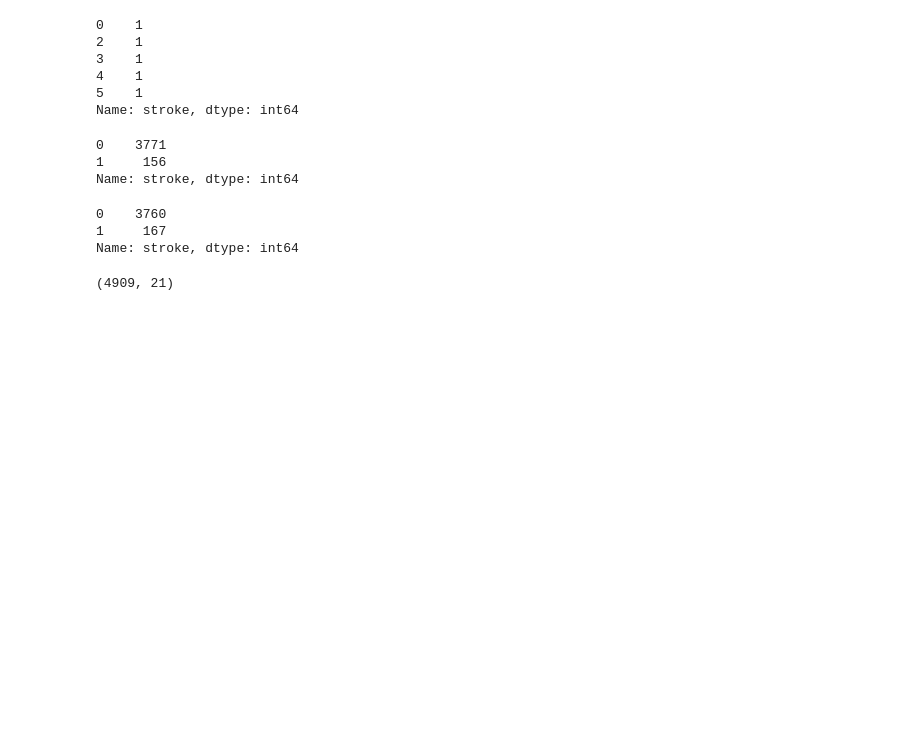
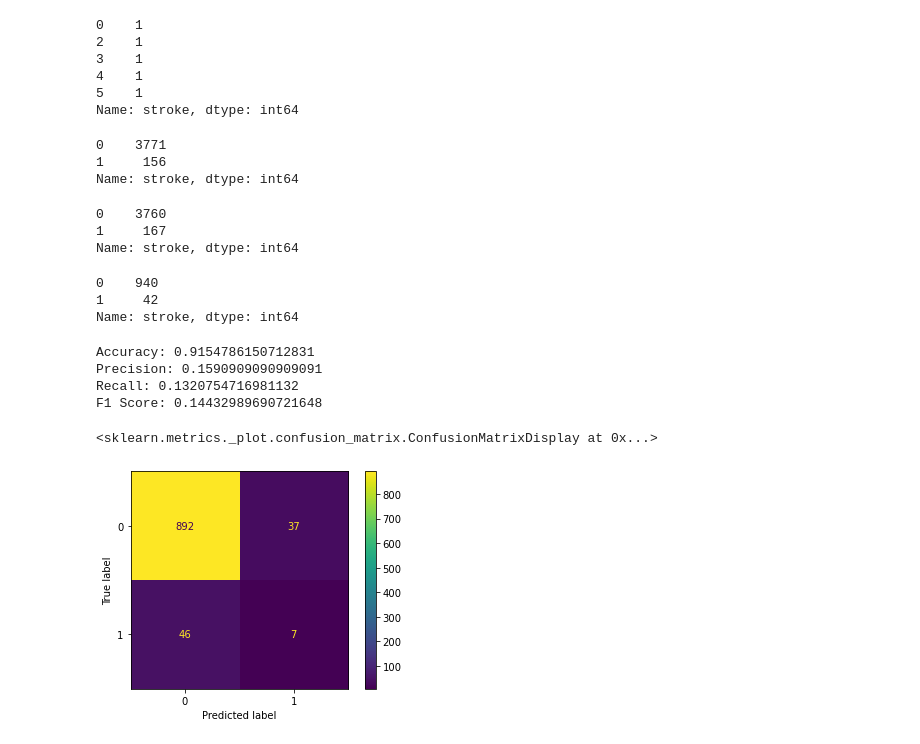
Before and after one commit to AnthonyCampbell208/SC22-BatchA-Frenzied-Physcists, a Jupyter notebook: final project/model_training.ipynb, the cells around one changed output. Saved outputs shown, nothing was run; the diff lists cells and outputs as text; code cells hidden in the pictures; blank space fills up the shorter version.

```diff
--- a/final project/model_training.ipynb
+++ b/final project/model_training.ipynb
@@ -157,7 +172,31 @@ y_train.value_counts()
 0    3760
 1     167
 Name: stroke, dtype: int64
-# %%
-X.shape
-# %% [output]
-(4909, 21)
+# %%
+y_test.value_counts()
+# %% [output]
+0    940
+1     42
+Name: stroke, dtype: int64
+# %%
+from sklearn import tree
+from sklearn import metrics
+from sklearn.metrics import confusion_matrix,ConfusionMatrixDisplay
+
+tree_clf = tree.DecisionTreeClassifier()
+tree_clf = tree_clf.fit(X_train, y_train)
+y_pred_tree = tree_clf.predict(X_test)
+print("Accuracy:", metrics.accuracy_score(y_test, y_pred_tree))
+print("Precision:", metrics.precision_score(y_test, y_pred_tree))
+print("Recall:", metrics.recall_score(y_test, y_pred_tree))
+print("F1 Score:", metrics.f1_score(y_test, y_pred_tree))
+cm = confusion_matrix(y_test, y_pred_tree, labels=tree_clf.classes_)
+disp = ConfusionMatrixDisplay(confusion_matrix=cm, display_labels=clf.classes_)
+disp.plot()
+# %% [output]
+Accuracy: 0.9154786150712831
+Precision: 0.1590909090909091
+Recall: 0.1320754716981132
+F1 Score: 0.14432989690721648
+<sklearn.metrics._plot.confusion_matrix.ConfusionMatrixDisplay at 0x...>
+[figure, added]
```
Also changed, not shown: parts of 15 cells of this notebook, 10 other files.
